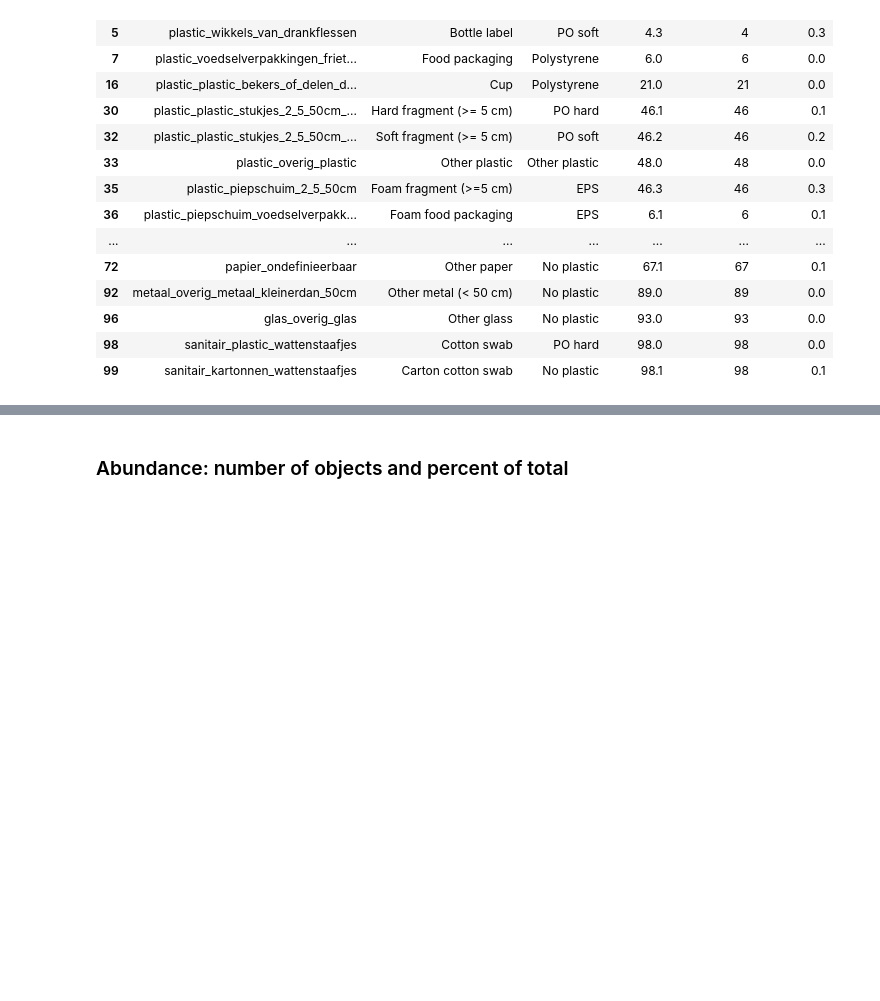
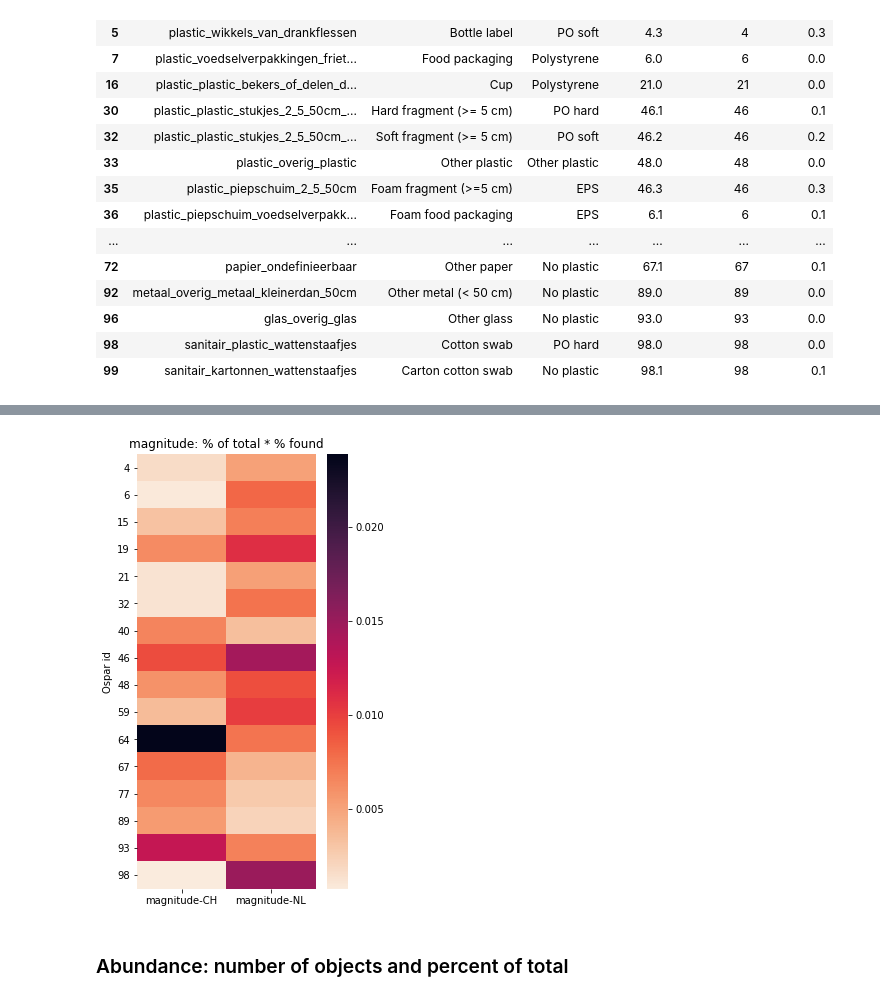
Before and after one commit to hammerdirt-analyst/rhinecode, a Jupyter notebook: use_a_class.ipynb, the cells around one changed output, grey strips where cells are left out. Saved outputs shown, nothing was run; the diff lists cells and outputs as text; code cells hidden in the pictures; blank space fills up the shorter version.

```diff
--- a/use_a_class.ipynb
+++ b/use_a_class.ipynb
@@ -547,3 +577,14 @@ plt.close()
+# %%
+fig, ax = plt.subplots(figsize=(4,8))
+sns.heatmap(data=heat_map_data, cmap='rocket_r', ax=ax)
+ax.tick_params(axis='y', labelrotation=0)
+ax.set_ylabel("Ospar id")
+ax.set_xlabel("")
+ax.set_title("magnitude: % of total * % found")
+plt.show()
+plt.close()
+# %% [output]
+[figure, added]
 # %%
 per_total_feature = pd.DataFrame(index=num_loc_feature.index, columns=[num_loc_feature.columns[1:]])
 for feature in per_total_feature.index:
```
Also changed, not shown: parts of 10 cells of this notebook, 1 other file.
